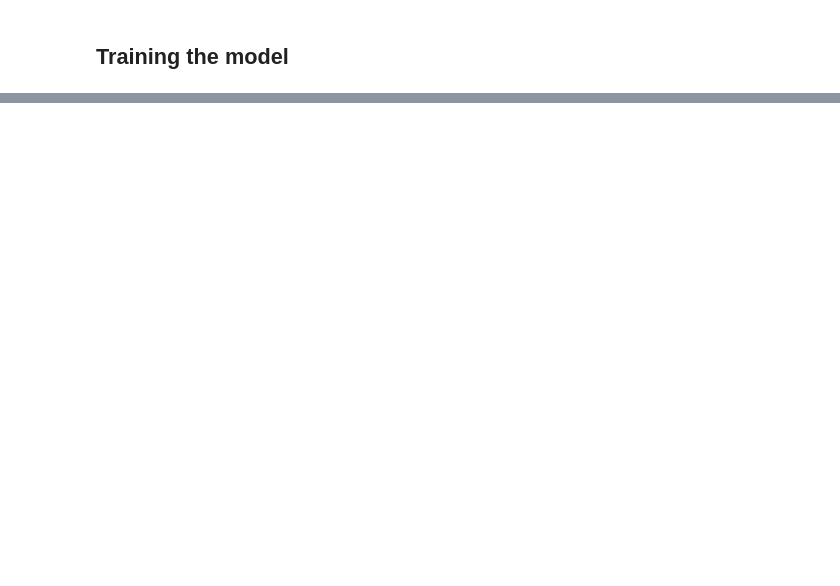
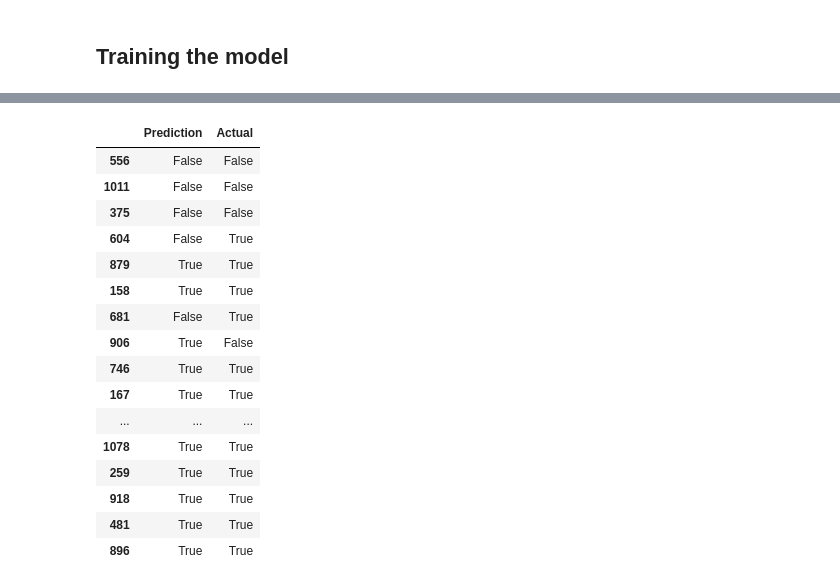
Before and after one commit to Connor-Theo/Formula_1_Sim, a Jupyter notebook: machine_learning_module_refined.ipynb, the cells around one changed output, grey strips where cells are left out. Cells and saved outputs as stored; diff of their text form; code cells hidden in the pictures; blank space fills up the shorter version.

```diff
--- a/machine_learning_module_refined.ipynb
+++ b/machine_learning_module_refined.ipynb
@@ -361,4 +363,4 @@ y = clean_df['top_ten']
 # %%
 #splitting data into training and testing, using a test size of 33%
 from sklearn.model_selection import train_test_split
-X_train, X_test, y_train, y_test = train_test_split(X, y, test_size = .33, random_state=1)
+X_train, X_test, y_train, y_test = train_test_split(X, y, test_size = .25, random_state=1)
@@ -441,3 +421,34 @@ pd.DataFrame({"Prediction": y_pred, "Actual": y_test})
+# %%
+#running model
+
+classifier = GradientBoostingClassifier(n_estimators=20,
+                                        learning_rate=0.25,
+                                        max_features=5,
+                                        max_depth=3,
+                                        random_state=0)
+# Fit the model
+classifier.fit(X_trained_scaled, y_train)
+# Make Prediction
+predictions = classifier.predict(X_test_scaled)
+pd.DataFrame({"Prediction": predictions, "Actual": y_test}).head(20)
+# %% [output]
+|  | Prediction | Actual |
+| 556 | False | False |
+| 1011 | False | False |
+| 375 | False | False |
+| 604 | False | True |
+| 879 | True | True |
+| 158 | True | True |
+| 681 | False | True |
+| 906 | True | False |
+| 746 | True | True |
+| 167 | True | True |
+| ... | ... | ... |
+| 1078 | True | True |
+| 259 | True | True |
+| 918 | True | True |
+| 481 | True | True |
+| 896 | True | True |
 # %%
 #checking accuracy
 from sklearn.metrics import accuracy_score
```
Also changed, not shown: parts of 19 cells of this notebook, 1 other file.
